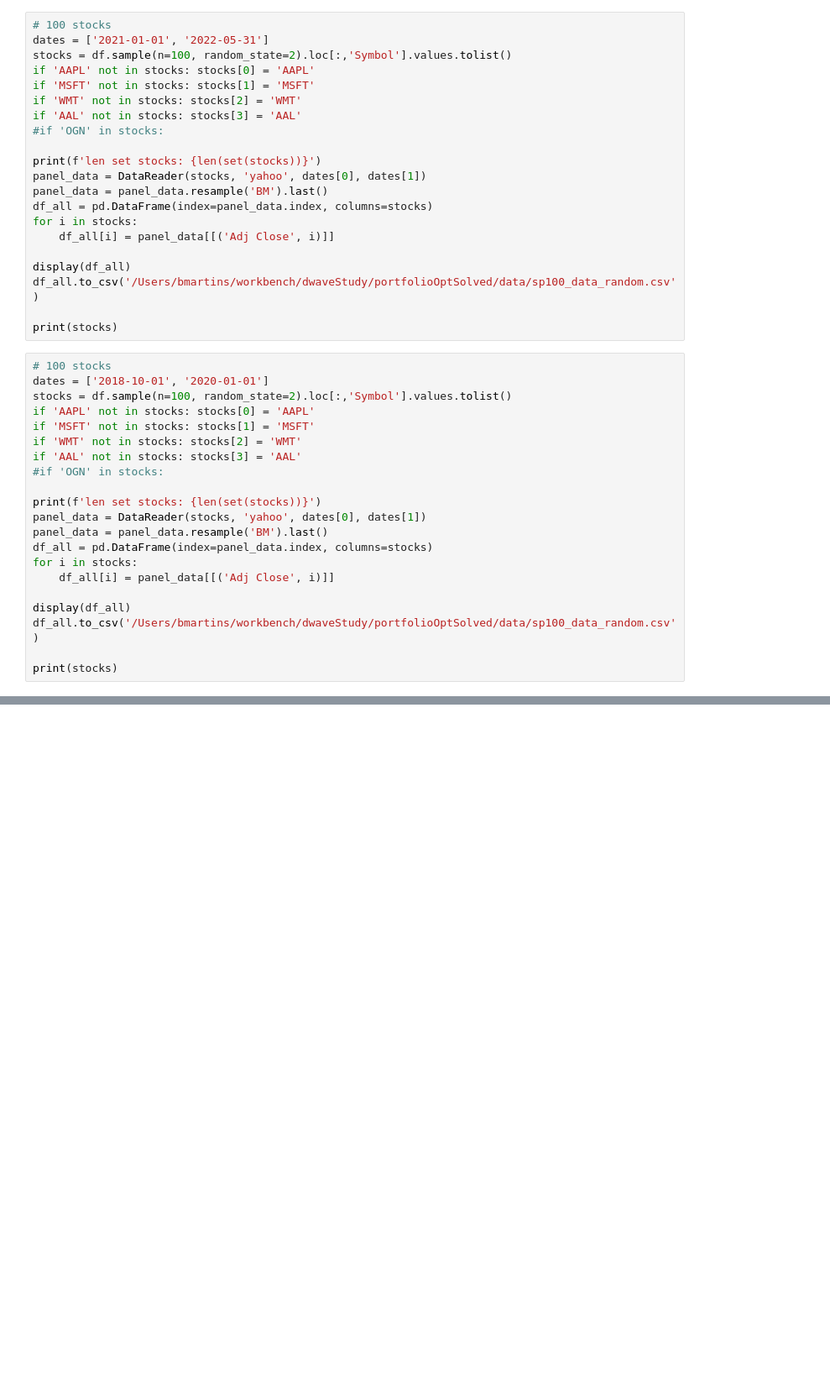
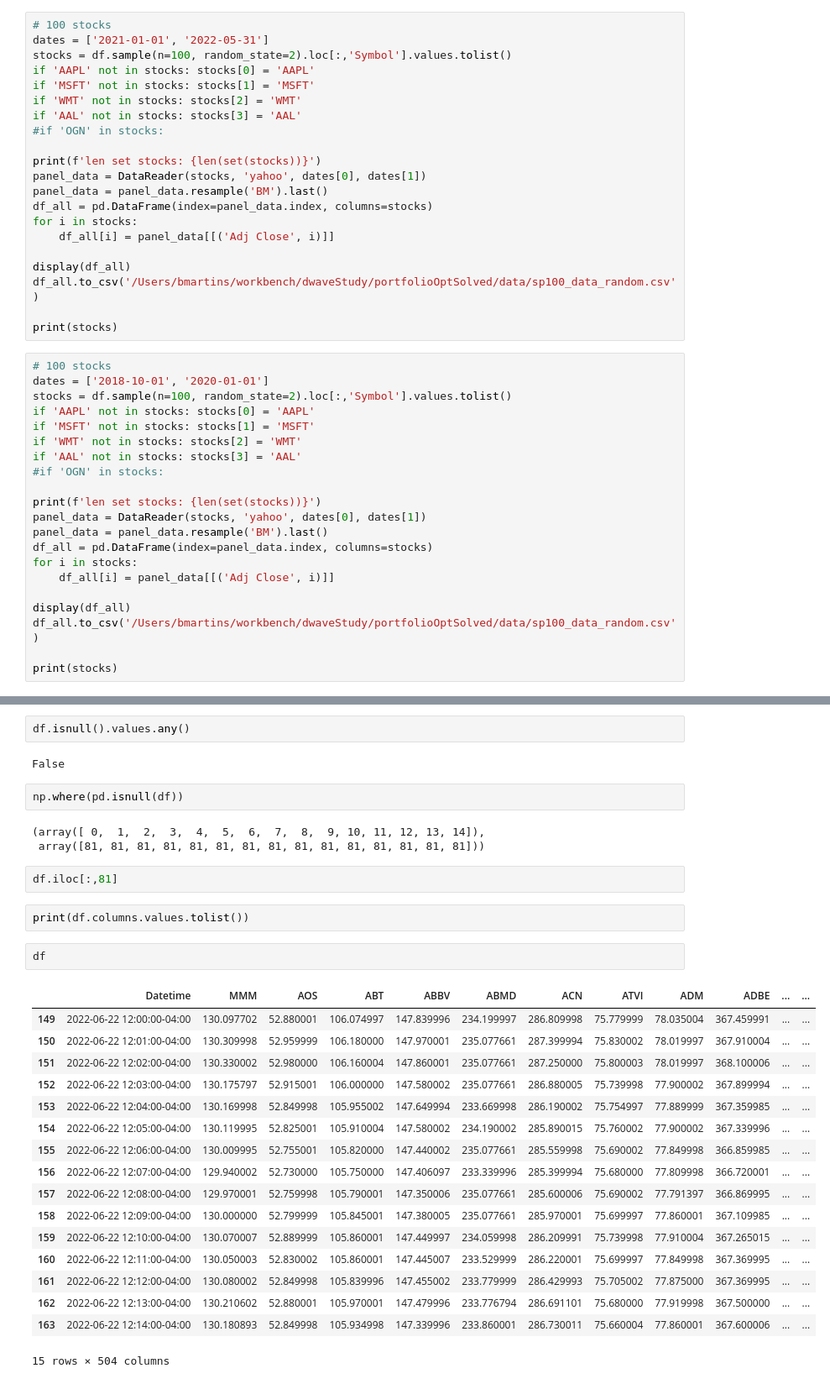
Before and after one commit to bvcmartins/dwaveDev, a Jupyter notebook: portfolioOptimization/extra/prepareData.ipynb, the cells around one changed output, grey strips where cells are left out. Shown at 84% size. Cells and saved outputs as stored; diff of their text form; blank space fills up the shorter version.

```diff
--- a/portfolioOptimization/extra/prepareData.ipynb
+++ b/portfolioOptimization/extra/prepareData.ipynb
@@ -328,0 +432,33 @@ print(stocks)
+# %%
+df.isnull().values.any()
+# %% [output]
+False
+# %%
+np.where(pd.isnull(df))
+# %% [output]
+(array([ 0,  1,  2,  3,  4,  5,  6,  7,  8,  9, 10, 11, 12, 13, 14]),
+ array([81, 81, 81, 81, 81, 81, 81, 81, 81, 81, 81, 81, 81, 81, 81]))
+# %%
+df.iloc[:,81]
+# %%
+print(df.columns.values.tolist())
+# %%
+df
+# %% [output]
+|  | Datetime | MMM | AOS | ABT | ABBV | ABMD | ACN | ATVI | ADM | ADBE | ... | ... |
+| 149 | 2022-06-22 12:00:00-04:00 | 130.097702 | 52.880001 | 106.074997 | 147.839996 | 234.199997 | 286.809998 | 75.779999 | 78.035004 | 367.459991 | ... | ... |
+| 150 | 2022-06-22 12:01:00-04:00 | 130.309998 | 52.959999 | 106.180000 | 147.970001 | 235.077661 | 287.399994 | 75.830002 | 78.019997 | 367.910004 | ... | ... |
+| 151 | 2022-06-22 12:02:00-04:00 | 130.330002 | 52.980000 | 106.160004 | 147.860001 | 235.077661 | 287.250000 | 75.800003 | 78.019997 | 368.100006 | ... | ... |
+| 152 | 2022-06-22 12:03:00-04:00 | 130.175797 | 52.915001 | 106.000000 | 147.580002 | 235.077661 | 286.880005 | 75.739998 | 77.900002 | 367.899994 | ... | ... |
+| 153 | 2022-06-22 12:04:00-04:00 | 130.169998 | 52.849998 | 105.955002 | 147.649994 | 233.669998 | 286.190002 | 75.754997 | 77.889999 | 367.359985 | ... | ... |
+| 154 | 2022-06-22 12:05:00-04:00 | 130.119995 | 52.825001 | 105.910004 | 147.580002 | 234.190002 | 285.890015 | 75.760002 | 77.900002 | 367.339996 | ... | ... |
+| 155 | 2022-06-22 12:06:00-04:00 | 130.009995 | 52.755001 | 105.820000 | 147.440002 | 235.077661 | 285.559998 | 75.690002 | 77.849998 | 366.859985 | ... | ... |
+| 156 | 2022-06-22 12:07:00-04:00 | 129.940002 | 52.730000 | 105.750000 | 147.406097 | 233.339996 | 285.399994 | 75.680000 | 77.809998 | 366.720001 | ... | ... |
+| 157 | 2022-06-22 12:08:00-04:00 | 129.970001 | 52.759998 | 105.790001 | 147.350006 | 235.077661 | 285.600006 | 75.690002 | 77.791397 | 366.869995 | ... | ... |
+| 158 | 2022-06-22 12:09:00-04:00 | 130.000000 | 52.799999 | 105.845001 | 147.380005 | 235.077661 | 285.970001 | 75.699997 | 77.860001 | 367.109985 | ... | ... |
+| 159 | 2022-06-22 12:10:00-04:00 | 130.070007 | 52.889999 | 105.860001 | 147.449997 | 234.059998 | 286.209991 | 75.739998 | 77.910004 | 367.265015 | ... | ... |
+| 160 | 2022-06-22 12:11:00-04:00 | 130.050003 | 52.830002 | 105.860001 | 147.445007 | 233.529999 | 286.220001 | 75.699997 | 77.849998 | 367.369995 | ... | ... |
+| 161 | 2022-06-22 12:12:00-04:00 | 130.080002 | 52.849998 | 105.839996 | 147.455002 | 233.779999 | 286.429993 | 75.705002 | 77.875000 | 367.369995 | ... | ... |
+| 162 | 2022-06-22 12:13:00-04:00 | 130.210602 | 52.880001 | 105.970001 | 147.479996 | 233.776794 | 286.691101 | 75.680000 | 77.919998 | 367.500000 | ... | ... |
+| 163 | 2022-06-22 12:14:00-04:00 | 130.180893 | 52.849998 | 105.934998 | 147.339996 | 233.860001 | 286.730011 | 75.660004 | 77.860001 | 367.600006 | ... | ... |
+15 rows × 504 columns
```
Also changed, not shown: parts of 31 cells of this notebook, 4 other files.
